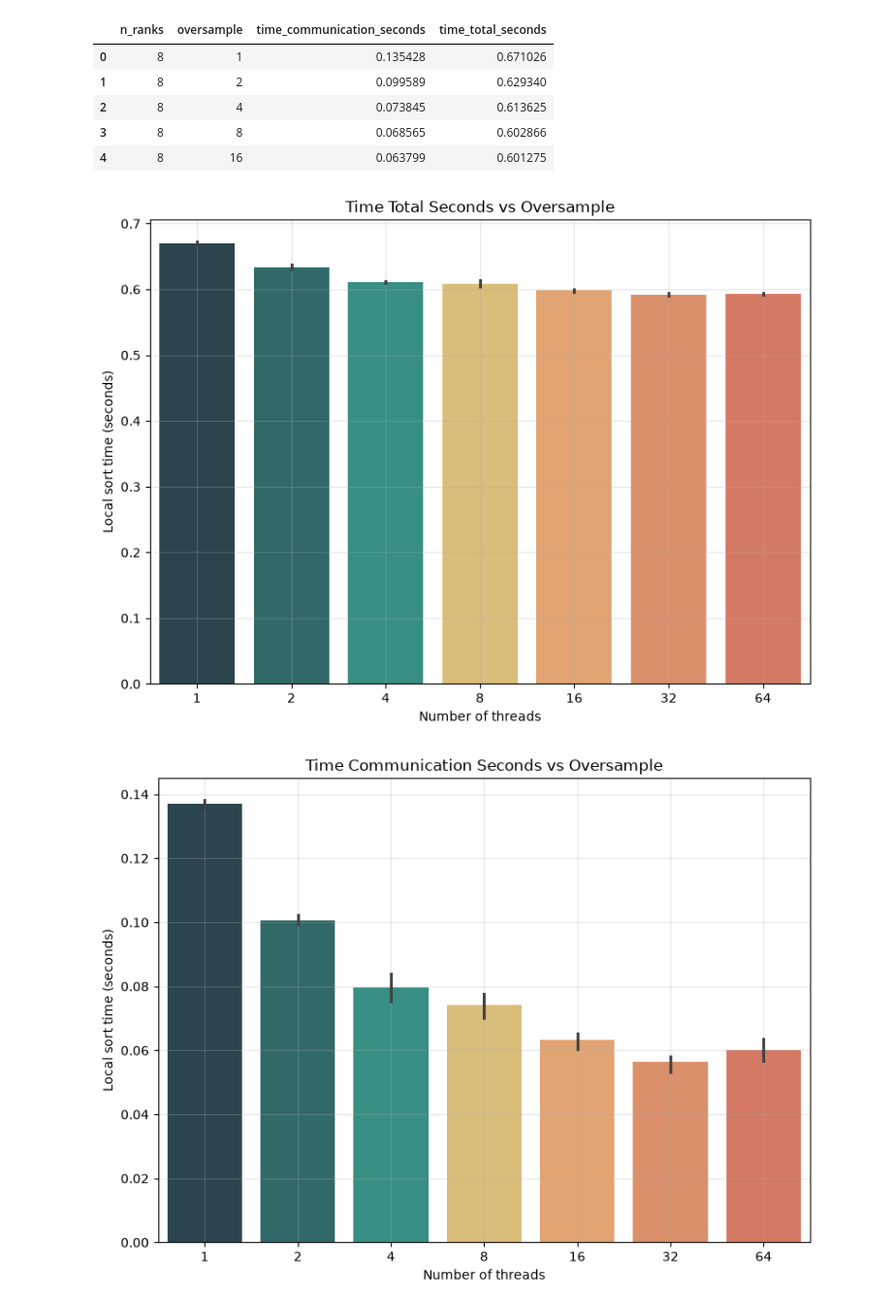
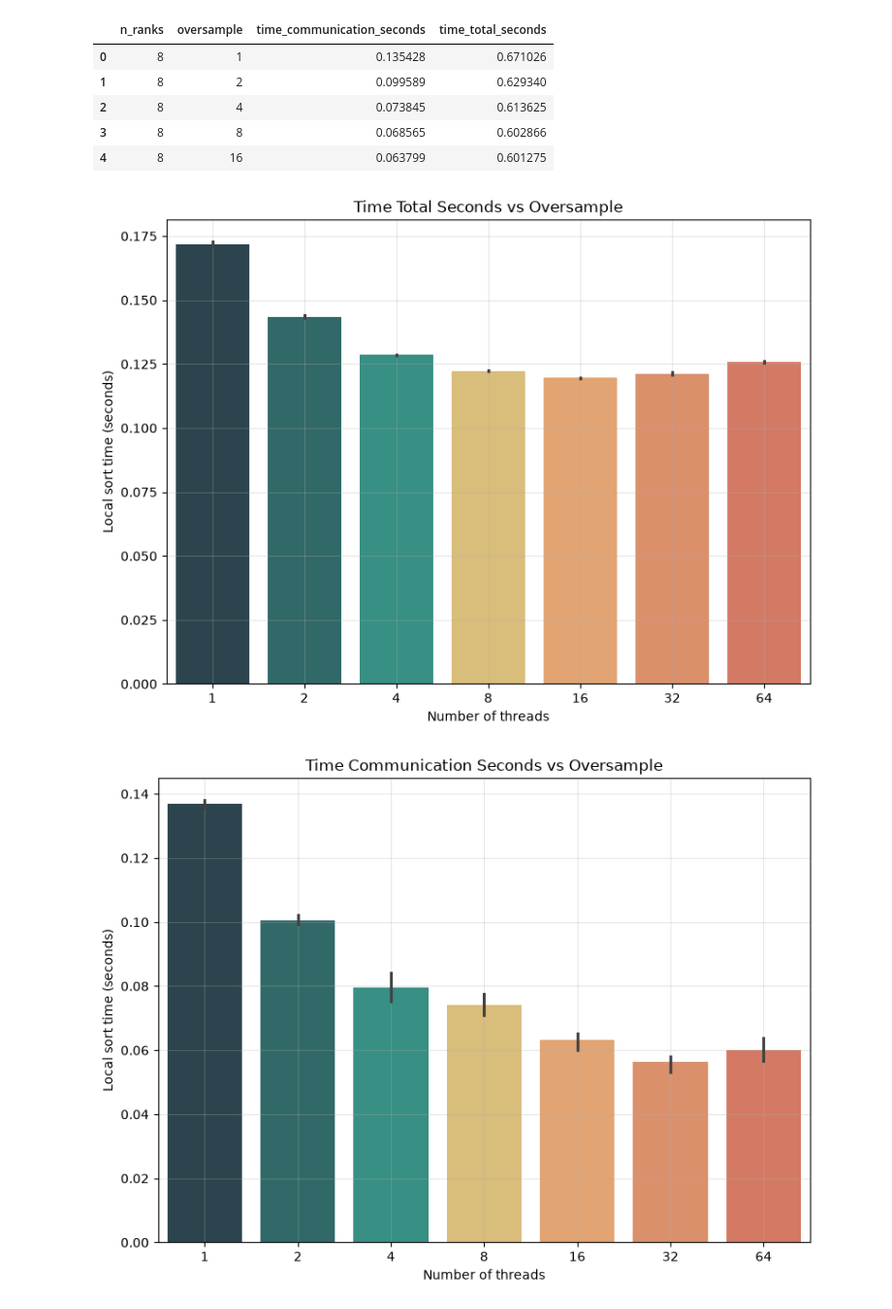
Before and after one commit to frekkoz3/Parallel-Sample-Sort, a Jupyter notebook: Script/oversample_tuning.ipynb, the cells around one changed output. Shown at 97% size. Drawn from its saved outputs; the diff is of its cells as text; code cells hidden in the pictures.

```diff
--- a/Script/oversample_tuning.ipynb
+++ b/Script/oversample_tuning.ipynb
@@ -34,38 +34,38 @@ results.head()
 | 3 | 8 | 8 | 0.068565 | 0.602866 |
 | 4 | 8 | 16 | 0.063799 | 0.601275 |
 # %%
-plot_data = results[ results["n_ranks"] == 8]
+plot_data = results[ results["n_ranks"] == 64]
 
 custom_palette = {
     1: "#264653",
     2: "#287271",
     4: "#2a9d8f",
     8: "#e9c46a",
     16: "#f4a261",
     32: "#ee8959",
     64: "#e76f51",
 }
 
 
 plt.figure(figsize=(8, 6))
 
 sns.barplot(
     data=plot_data,
     x="oversample",
     y="time_total_seconds",
     hue="oversample",
     palette=custom_palette,
     legend=False
 )
 
 plt.xlabel("Number of threads")
 plt.ylabel("Local sort time (seconds)")
 plt.title(f"Time Total Seconds vs Oversample")
 plt.grid(True, alpha=0.3)
 plt.tight_layout()
 plt.show()
 # %% [output]
-[figure, old version]
+[figure, new version]
 # %%
 custom_palette = {
     1: "#264653",
```
Also changed, not shown: parts of 1 cell of this notebook.
